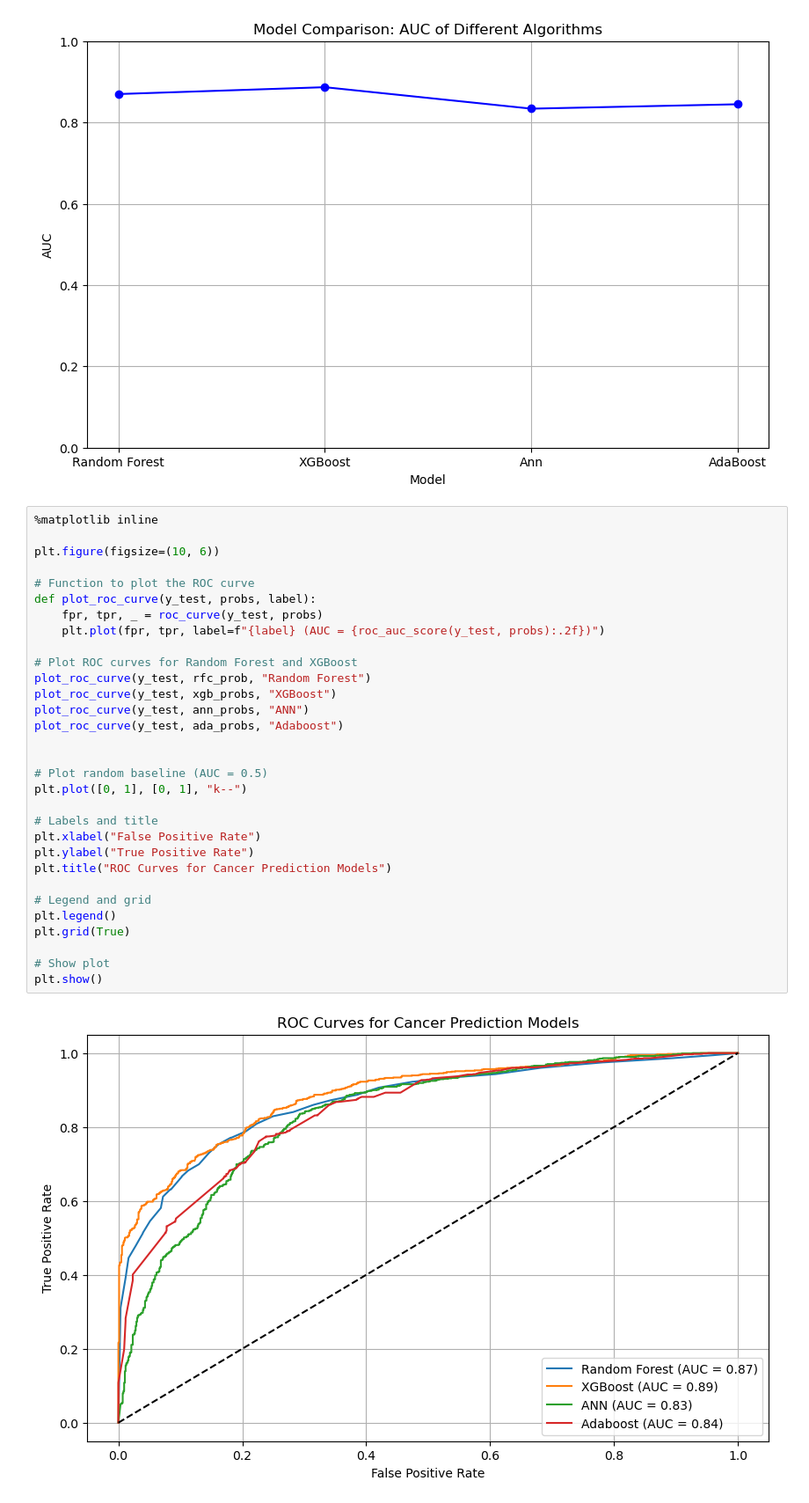
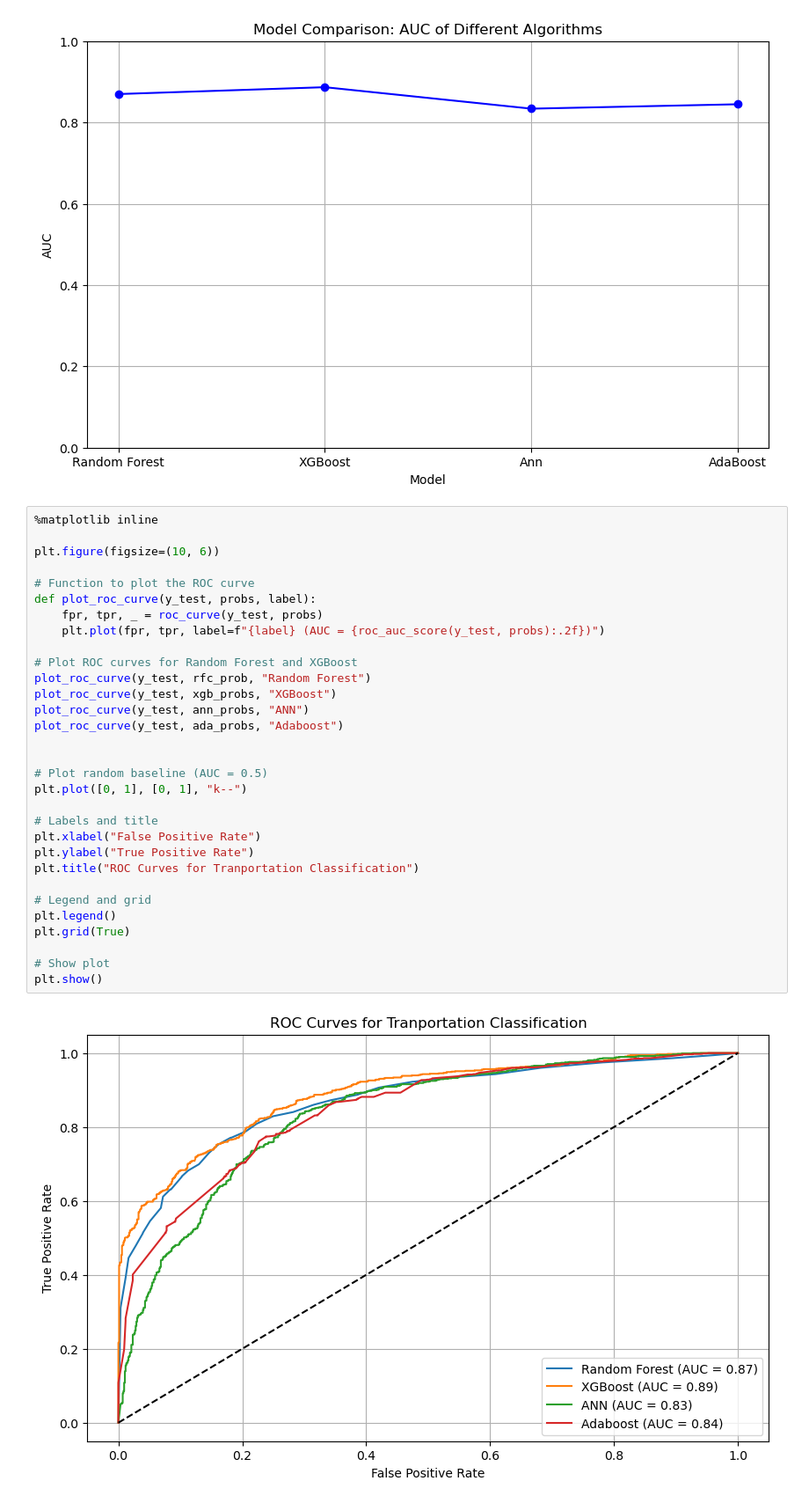
Before and after one commit to SDelRiObando/CS-4662-Spaceship-Titanic-Machine-Learning, a Jupyter notebook: ComparisonNotebook.ipynb, the cells around one changed output. Shown at 88% size. Saved outputs shown, nothing was run; the diff lists cells and outputs as text.

```diff
--- a/ComparisonNotebook.ipynb
+++ b/ComparisonNotebook.ipynb
@@ -432,32 +432,32 @@ plt.show()
 %matplotlib inline
 
 plt.figure(figsize=(10, 6))
 
 # Function to plot the ROC curve
 def plot_roc_curve(y_test, probs, label):
     fpr, tpr, _ = roc_curve(y_test, probs)
     plt.plot(fpr, tpr, label=f"{label} (AUC = {roc_auc_score(y_test, probs):.2f})")
 
 # Plot ROC curves for Random Forest and XGBoost
 plot_roc_curve(y_test, rfc_prob, "Random Forest")
 plot_roc_curve(y_test, xgb_probs, "XGBoost")
 plot_roc_curve(y_test, ann_probs, "ANN")
 plot_roc_curve(y_test, ada_probs, "Adaboost")
 
 
 # Plot random baseline (AUC = 0.5)
 plt.plot([0, 1], [0, 1], "k--")
 
 # Labels and title
 plt.xlabel("False Positive Rate")
 plt.ylabel("True Positive Rate")
-plt.title("ROC Curves for Cancer Prediction Models")
+plt.title("ROC Curves for Tranportation Classification")
 
 # Legend and grid
 plt.legend()
 plt.grid(True)
 
 # Show plot
 plt.show()
 # %% [output]
-[figure, old version]
+[figure, new version]
```
Also changed, not shown: 1 other file.
